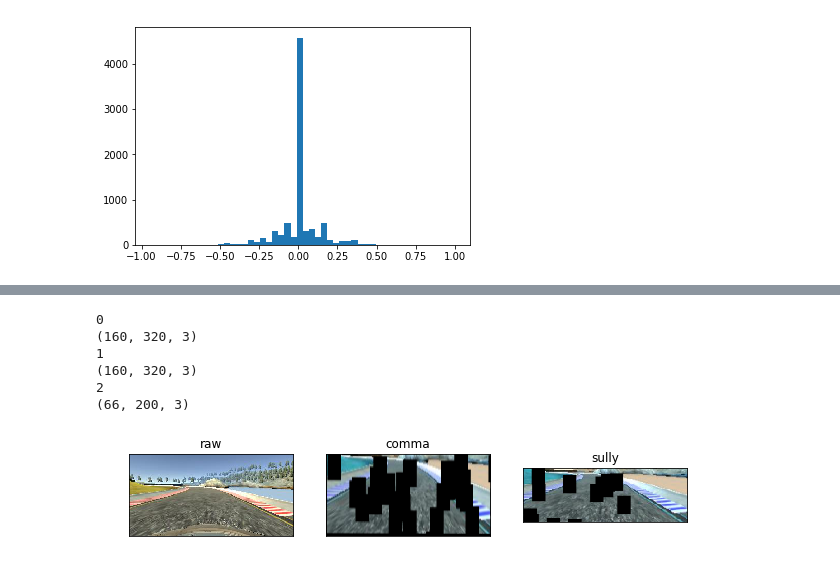
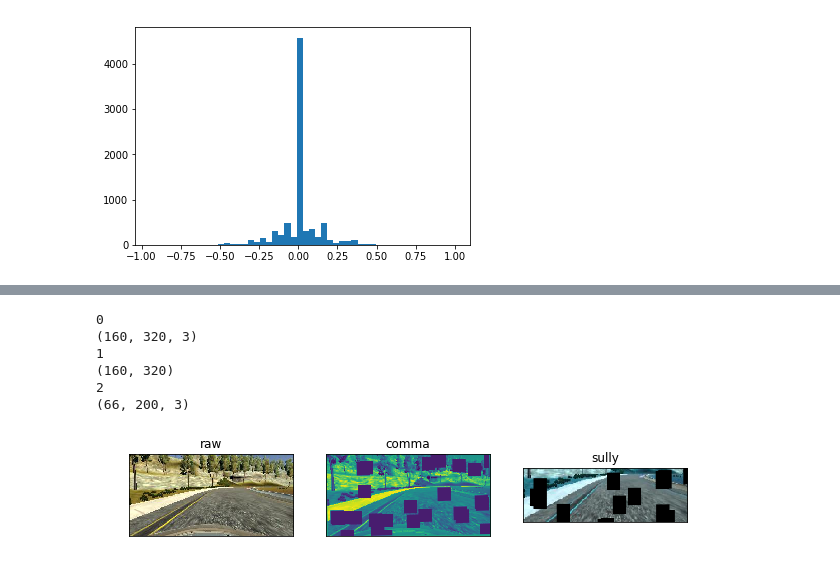
Before and after one commit to alanswx/udacity-hw-cloning, a Jupyter notebook: DataExplorer.ipynb, the cells around one changed output, grey strips where cells are left out. Cells and saved outputs as stored; diff of their text form; code cells hidden in the pictures.

Commit message:
working through image bugs

```diff
--- a/DataExplorer.ipynb
+++ b/DataExplorer.ipynb
@@ -81,33 +81,34 @@ csv_array.head()
 # %%
 import driving_data
 
 filename = driving_data.val_xs[0]
 img=[]
 img.append( np.array(Image.open(filename)))
-img.append( driving_data.process_image_comma(filename).transpose( 1, 2, 0) )
+#img.append( driving_data.process_image_comma(filename).transpose( 1, 2, 0) )
+img.append(driving_data.process_image_gray(filename))
 img.append( driving_data.process_image_sully(filename) )
 
 
 fig, axes = plt.subplots(1, 3)
 fig.set_figwidth(10)
 fig.set_figheight(20)
 
 i=0
 for camera in ['raw','comma','sully']:
     print(i)
     print(img[i].shape)
     axes.flat[i].imshow(img[i])
     axes.flat[i].tick_params(labelcolor='w', top='off', bottom='off', left='off', right='off')
     axes.flat[i].set_title(camera)
     i=i+1
 # %% [output]
 0
 (160, 320, 3)
 1
-(160, 320, 3)
+(160, 320)
 2
 (66, 200, 3)
-[figure, old version]
+[figure, new version]
 # %%
 plt.hist(driving_data.val_ys, bins=50)
 # %% [output]
```
Also changed, not shown: parts of 2 cells of this notebook, 2 other files.
